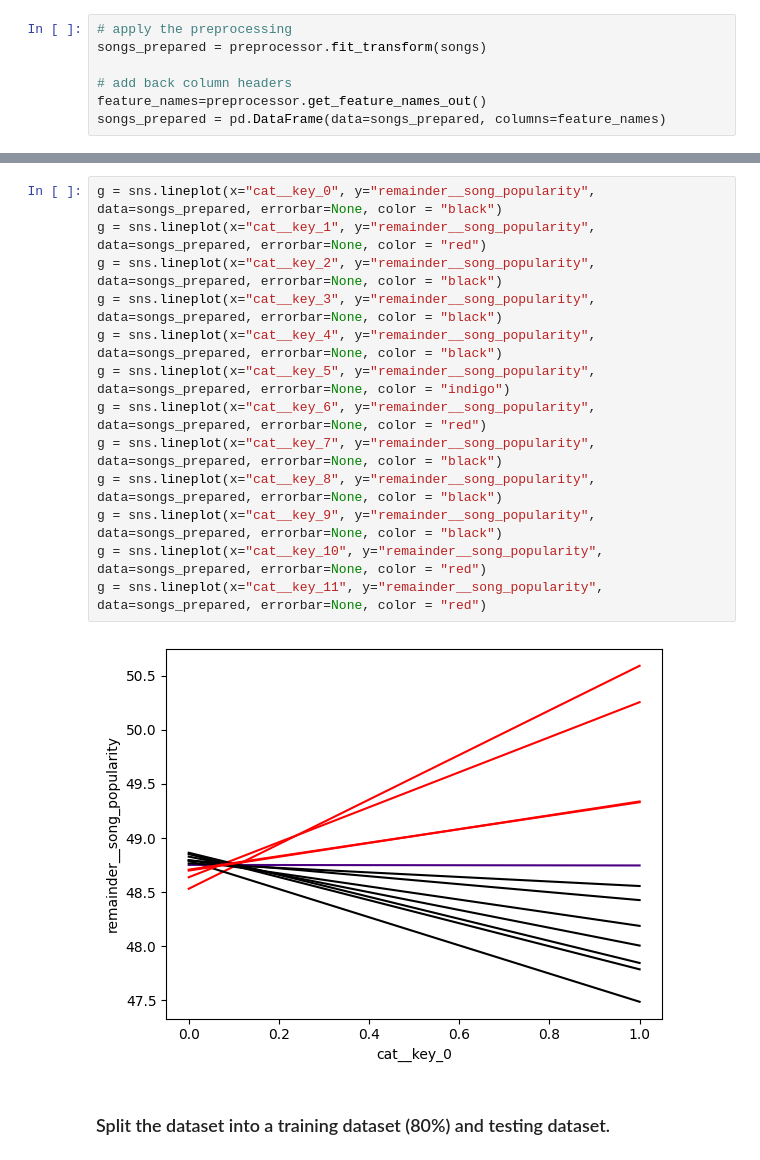
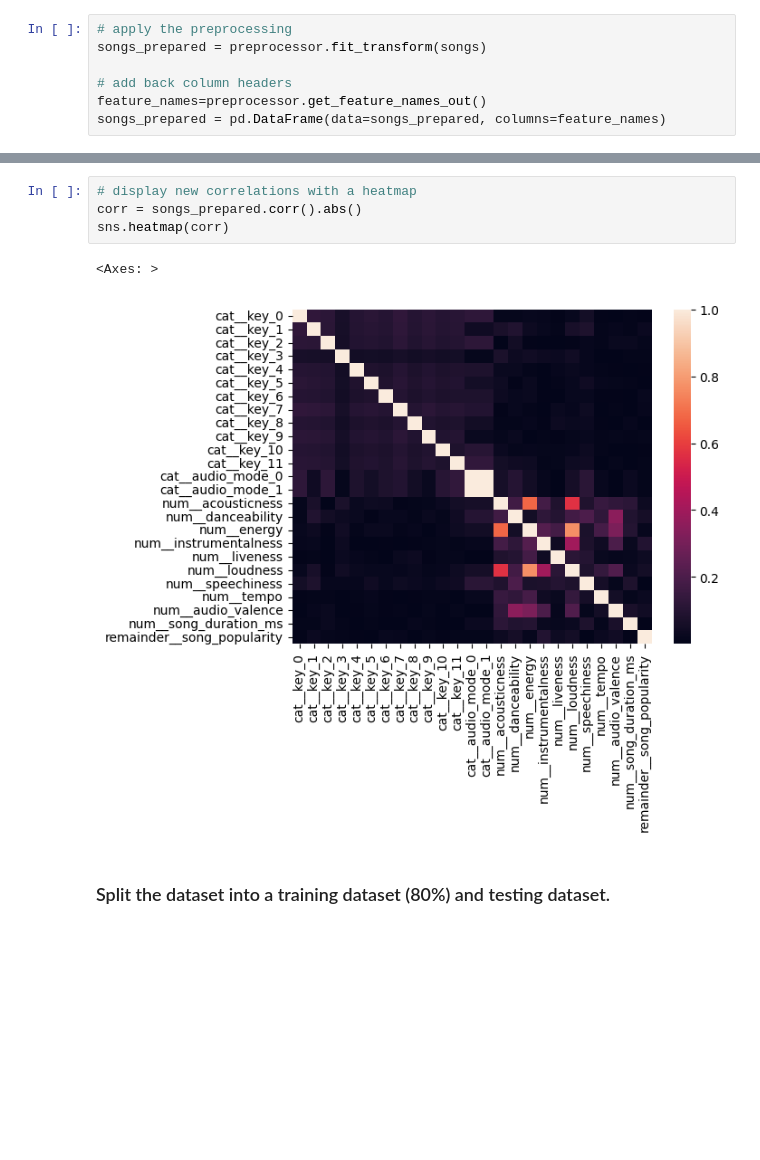
Before and after one commit to mahnsi/Group22FinalProject, a Jupyter notebook: group22FinalProject.ipynb, the cells around one changed output, grey strips where cells are left out. Drawn from its saved outputs; the diff is of its cells as text; blank space fills up the shorter version.

Commit message:
new correlations

```diff
--- a/group22FinalProject.ipynb
+++ b/group22FinalProject.ipynb
@@ -274,18 +267,10 @@ plt.show()
-# %%
-g = sns.lineplot(x="cat__key_0", y="remainder__song_popularity", data=songs_prepared, errorbar=None, color = "black")
-g = sns.lineplot(x="cat__key_1", y="remainder__song_popularity", data=songs_prepared, errorbar=None, color = "red")
-g = sns.lineplot(x="cat__key_2", y="remainder__song_popularity", data=songs_prepared, errorbar=None, color = "black")
-g = sns.lineplot(x="cat__key_3", y="remainder__song_popularity", data=songs_prepared, errorbar=None, color = "black")
-g = sns.lineplot(x="cat__key_4", y="remainder__song_popularity", data=songs_prepared, errorbar=None, color = "black")
-g = sns.lineplot(x="cat__key_5", y="remainder__song_popularity", data=songs_prepared, errorbar=None, color = "indigo")
-g = sns.lineplot(x="cat__key_6", y="remainder__song_popularity", data=songs_prepared, errorbar=None, color = "red")
-g = sns.lineplot(x="cat__key_7", y="remainder__song_popularity", data=songs_prepared, errorbar=None, color = "black")
-g = sns.lineplot(x="cat__key_8", y="remainder__song_popularity", data=songs_prepared, errorbar=None, color = "black")
-g = sns.lineplot(x="cat__key_9", y="remainder__song_popularity", data=songs_prepared, errorbar=None, color = "black")
-g = sns.lineplot(x="cat__key_10", y="remainder__song_popularity", data=songs_prepared, errorbar=None, color = "red")
-g = sns.lineplot(x="cat__key_11", y="remainder__song_popularity", data=songs_prepared, errorbar=None, color = "red")
-# %% [output]
-[figure, removed]
+# %%
+# display new correlations with a heatmap
+corr = songs_prepared.corr().abs()
+sns.heatmap(corr)
+# %% [output]
+<Axes: >
+[figure, added]
 # %% [markdown]
 ### Split the dataset into a training dataset (80%) and testing dataset.
 # %%
```
Also changed, not shown: parts of 1 cell of this notebook.
